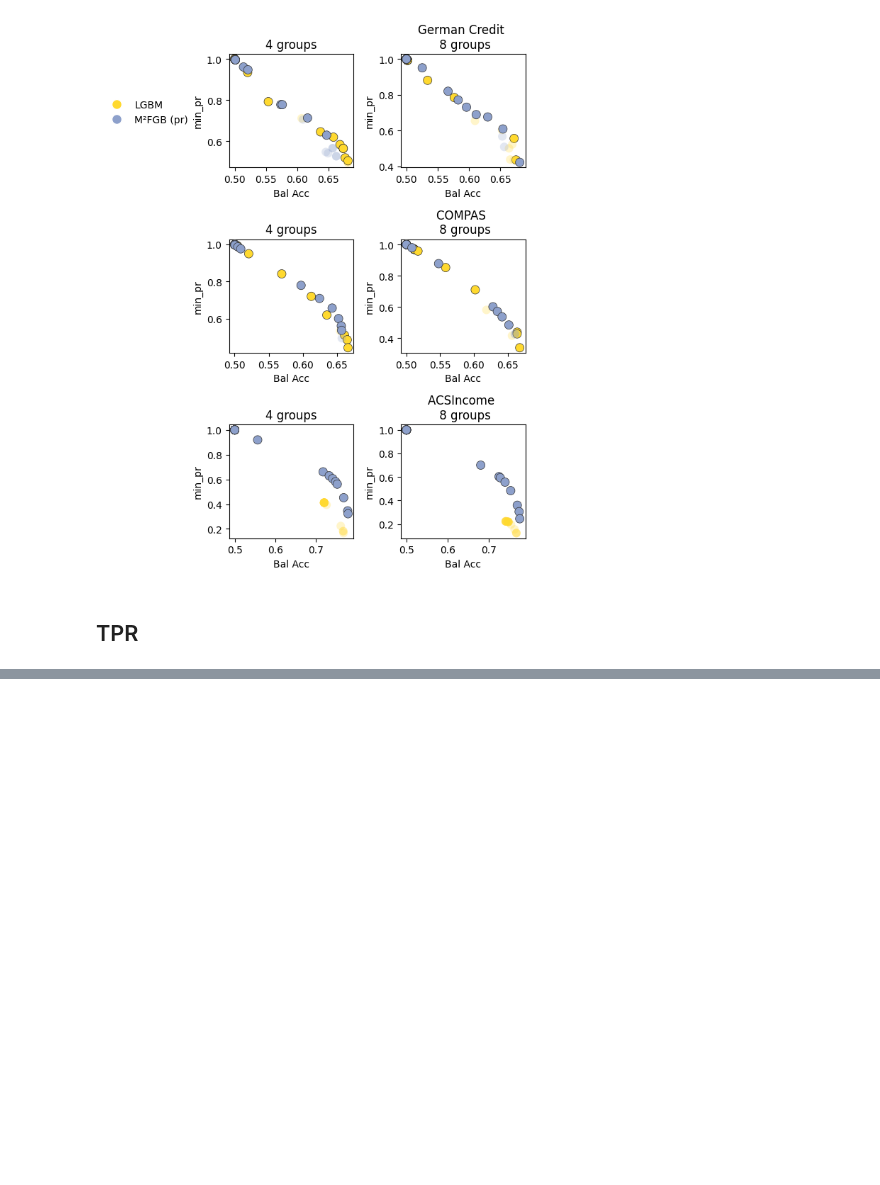
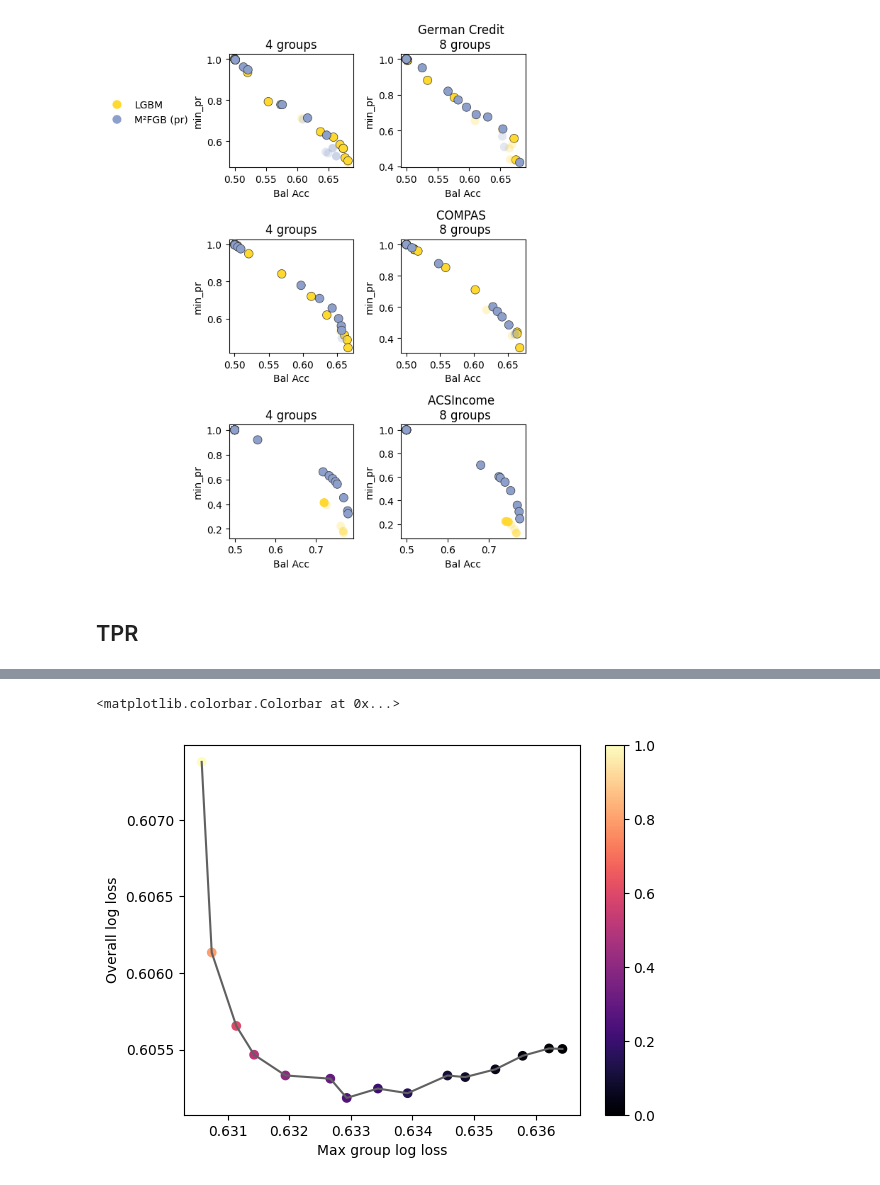
Before and after one commit to hiaac-finance/m2fgb, a Jupyter notebook: notebooks/analyze_results_new.ipynb, the cells around one changed output, grey strips where cells are left out. Cells and saved outputs as stored; diff of their text form; code cells hidden in the pictures; blank space fills up the shorter version.

```diff
--- a/notebooks/analyze_results_new.ipynb
+++ b/notebooks/analyze_results_new.ipynb
@@ -505,0 +598,22 @@ M2FGB_grad_tpr, acsincome, 8 n_folds, 100 models
+# %%
+cm = plt.scatter(
+    results.max_group_score,
+    results.overall_score,
+    c = results.fair_weight,
+    cmap = "magma",
+)
+
+plt.plot(
+    results.max_group_score,
+    results.overall_score,
+    c = "#606060",
+)
+
+plt.xlabel("Max group log loss")
+plt.ylabel("Overall log loss")
+plt.clim(0, 1)
+plt.colorbar(cm)
+# start colorbar from 0
+# %% [output]
+<matplotlib.colorbar.Colorbar at 0x...>
+[figure, added]
```
Also changed, not shown: parts of 13 cells of this notebook, 1 other file.
